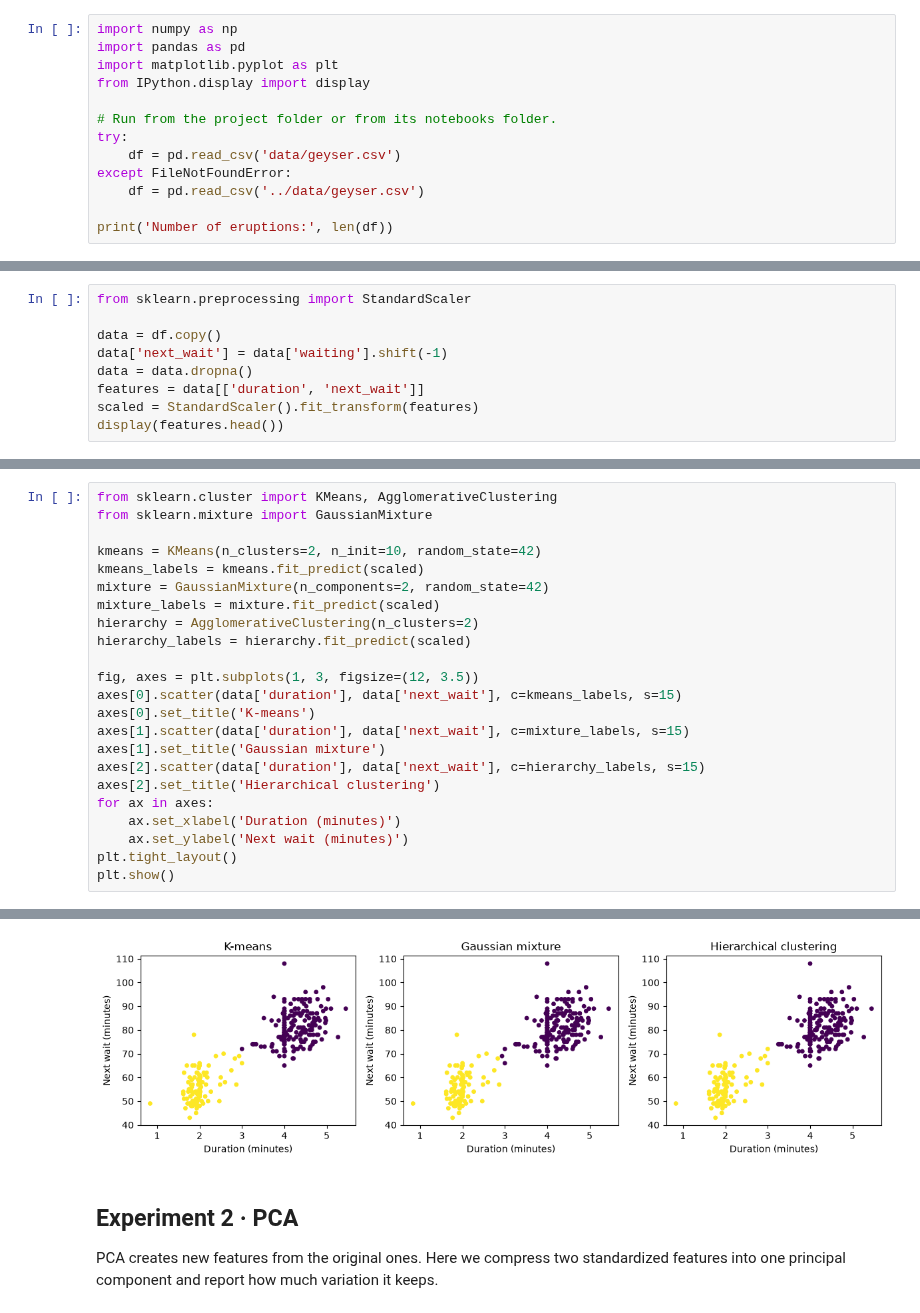
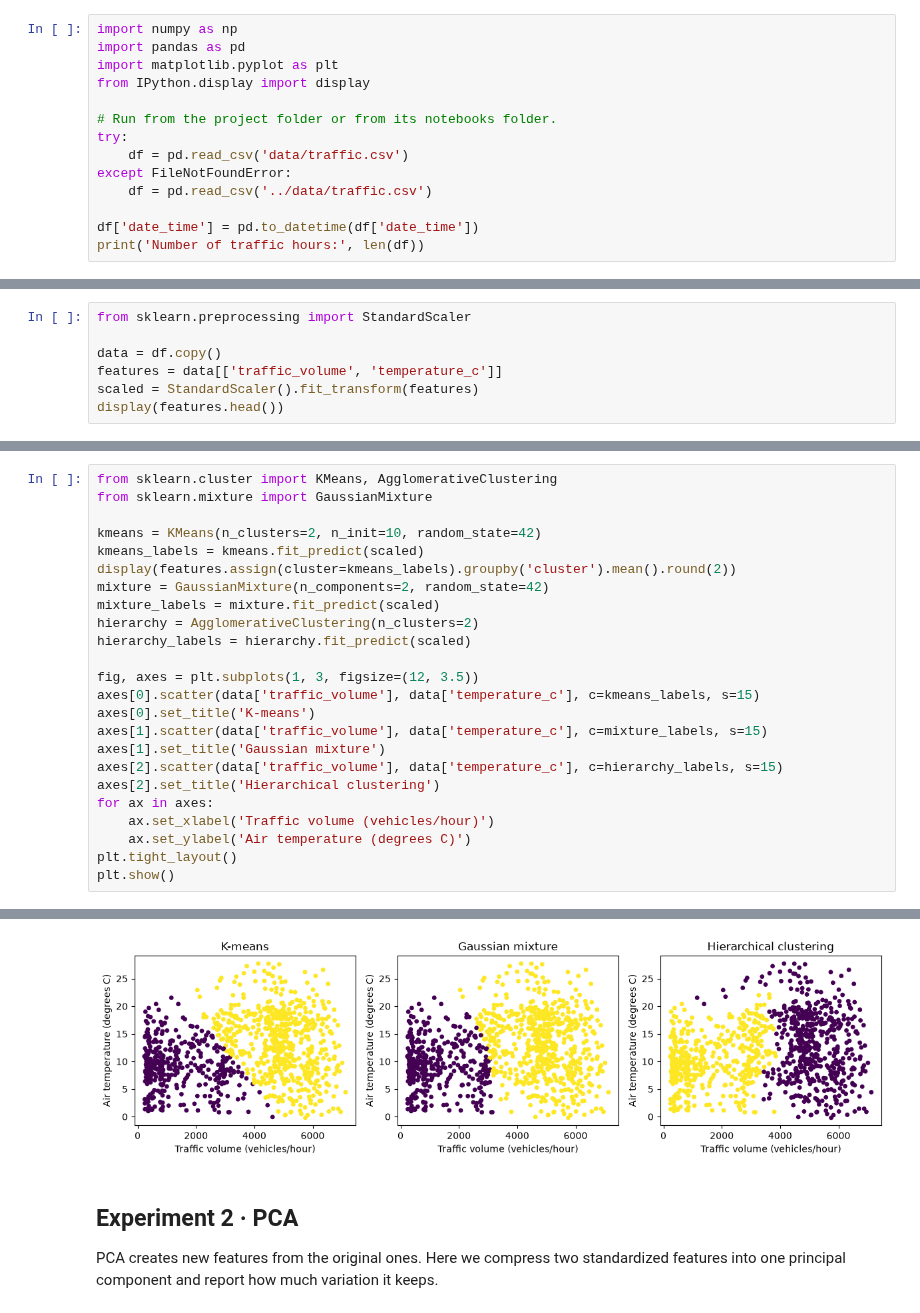
Before and after one commit to Skygazer1111/MLWeeklyProject, a Jupyter notebook: ml-lab/dist/notebooks/unit_3_clustering_pca.ipynb, the cells around one changed output, grey strips where cells are left out. Saved outputs shown, nothing was run; the diff lists cells and outputs as text.

```diff
--- a/ml-lab/dist/notebooks/unit_3_clustering_pca.ipynb
+++ b/ml-lab/dist/notebooks/unit_3_clustering_pca.ipynb
@@ -26,9 +30,10 @@ from IPython.display import display
 
 # Run from the project folder or from its notebooks folder.
 try:
-    df = pd.read_csv('data/geyser.csv')
+    df = pd.read_csv('data/traffic.csv')
 except FileNotFoundError:
-    df = pd.read_csv('../data/geyser.csv')
+    df = pd.read_csv('../data/traffic.csv')
 
-print('Number of eruptions:', len(df))
+df['date_time'] = pd.to_datetime(df['date_time'])
+print('Number of traffic hours:', len(df))
 # %% [output]
@@ -40,9 +45,7 @@ Use duration and the following waiting time together. Standardization helps beca
 from sklearn.preprocessing import StandardScaler
 
 data = df.copy()
-data['next_wait'] = data['waiting'].shift(-1)
-data = data.dropna()
-features = data[['duration', 'next_wait']]
+features = data[['traffic_volume', 'temperature_c']]
 scaled = StandardScaler().fit_transform(features)
 display(features.head())
 # %% [output]
@@ -61,21 +64,22 @@ from sklearn.mixture import GaussianMixture
 
 kmeans = KMeans(n_clusters=2, n_init=10, random_state=42)
 kmeans_labels = kmeans.fit_predict(scaled)
+display(features.assign(cluster=kmeans_labels).groupby('cluster').mean().round(2))
 mixture = GaussianMixture(n_components=2, random_state=42)
 mixture_labels = mixture.fit_predict(scaled)
 hierarchy = AgglomerativeClustering(n_clusters=2)
 hierarchy_labels = hierarchy.fit_predict(scaled)
 
 fig, axes = plt.subplots(1, 3, figsize=(12, 3.5))
-axes[0].scatter(data['duration'], data['next_wait'], c=kmeans_labels, s=15)
+axes[0].scatter(data['traffic_volume'], data['temperature_c'], c=kmeans_labels, s=15)
 axes[0].set_title('K-means')
-axes[1].scatter(data['duration'], data['next_wait'], c=mixture_labels, s=15)
+axes[1].scatter(data['traffic_volume'], data['temperature_c'], c=mixture_labels, s=15)
 axes[1].set_title('Gaussian mixture')
-axes[2].scatter(data['duration'], data['next_wait'], c=hierarchy_labels, s=15)
+axes[2].scatter(data['traffic_volume'], data['temperature_c'], c=hierarchy_labels, s=15)
 axes[2].set_title('Hierarchical clustering')
 for ax in axes:
-    ax.set_xlabel('Duration (minutes)')
-    ax.set_ylabel('Next wait (minutes)')
+    ax.set_xlabel('Traffic volume (vehicles/hour)')
+    ax.set_ylabel('Air temperature (degrees C)')
 plt.tight_layout()
 plt.show()
 # %% [output]
@@ -82,4 +90,4 @@ plt.show()
-[figure, old version]
+[figure, new version]
 # %% [markdown]
 ## Experiment 2 · PCA
 PCA creates new features from the original ones. Here we compress two standardized features into one principal component and report how much variation it keeps.
```
Also changed, not shown: parts of 11 cells of this notebook, 33 other files.
